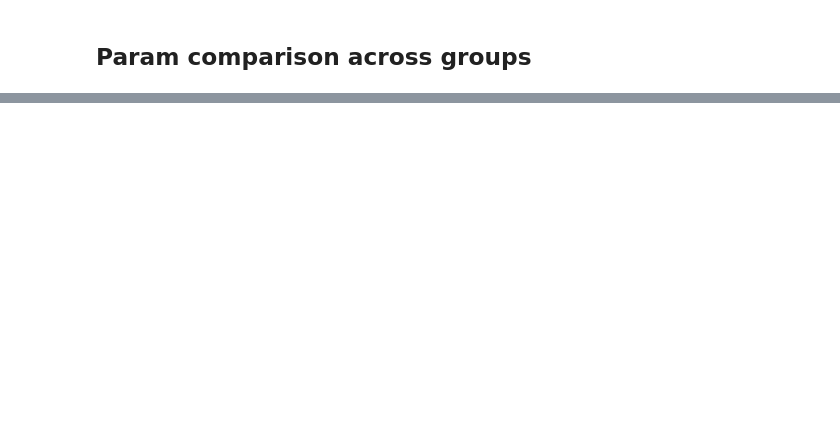
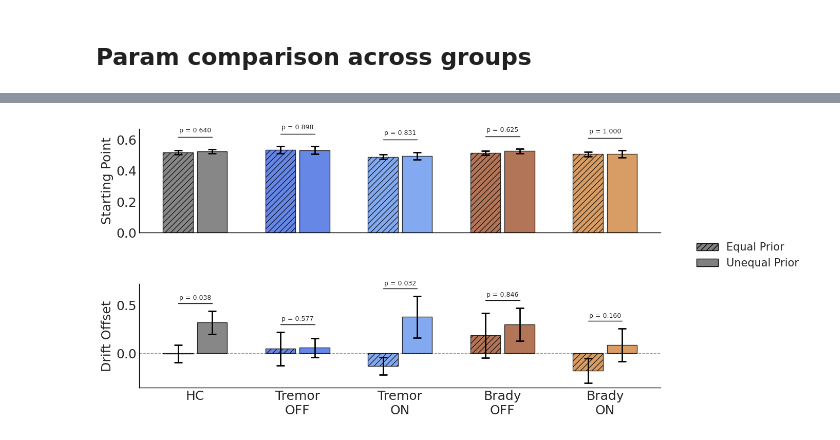
Before and after one commit to vaibrainium/bayesian-priors-in-pd-subtype, a Jupyter notebook: notebooks/3.40-ddm-fit-subtypes.ipynb, the cells around one changed output, grey strips where cells are left out. Cells and saved outputs as stored; diff of their text form; code cells hidden in the pictures; blank space fills up the shorter version.

```diff
--- a/notebooks/3.40-ddm-fit-subtypes.ipynb
+++ b/notebooks/3.40-ddm-fit-subtypes.ipynb
@@ -496,3 +585,75 @@ merged_df.to_csv(processed_dir / "processed_metadata_all_data_accu_60_ddm_params
+# %%
+# combine above two plots with two rows
+from scipy import stats as scipy_stats
+
+group_cfg = [
+    ("HC", "healthy", "dimgray"),
+    ("Tremor\nOFF", "tremor_off", "royalblue"),
+    ("Tremor\nON", "tremor_on", "cornflowerblue"),
+    ("Brady\nOFF", "brady_off", "sienna"),
+    ("Brady\nON", "brady_on", "peru"),
+]
+
+row_cfg = [
+    ("Starting Point by Group", "Starting Point", "z_prior_cond_0", "z_prior_cond_1"),
+    ("Drift Offset by Group", "Drift Offset", "drift_offset_prior_cond_0", "drift_offset_prior_cond_1"),
+]
+
+
+def plot_param_row(ax, ylabel, title, col_eq, col_uneq):
+    xtick_pos, xtick_labels = [], []
+
+    for gi, (label, grp_key, color) in enumerate(group_cfg):
+        idx = grp_indices[grp_key]
+        xpos = gi * 1.2
+        xtick_pos.append(xpos)
+        xtick_labels.append(label)
+
+        vals_by_cond = {}
+        for col, offset, hatch in ((col_eq, -0.2, "///"), (col_uneq, 0.2, "")):
+            vals = processed_metadata.loc[idx, col].dropna().values
+            vals_by_cond[col] = vals
+            pos = xpos + offset
+
+            ax.bar(pos, np.mean(vals), width=0.35, color=color, edgecolor="k", hatch=hatch, alpha=0.8)
+            ax.errorbar(pos, np.mean(vals), yerr=scipy_stats.sem(vals), fmt="none", color="k", capsize=6, elinewidth=2, capthick=2)
+
+        # Wilcoxon signed-rank: equal vs unequal prior within group
+        eq_vals = vals_by_cond[col_eq]
+        uneq_vals = vals_by_cond[col_uneq]
+        n = min(len(eq_vals), len(uneq_vals))
+        _, p = wilcoxon(eq_vals[:n], uneq_vals[:n])
+        p_str = f"p = {p:.3f}" if p >= 0.001 else "p < 0.001"
+
+        y_top = max(np.mean(eq_vals) + scipy_stats.sem(eq_vals), np.mean(uneq_vals) + scipy_stats.sem(uneq_vals)) + 0.08
+        ax.plot([xpos - 0.2, xpos + 0.2], [y_top, y_top], color="k", lw=1)
+        ax.text(xpos, y_top + 0.02, p_str, ha="center", va="bottom", fontsize=9)
+
+    ax.axhline(0, color="k", lw=1, ls="--", alpha=0.4)
+    ax.set_xticks(xtick_pos)
+    ax.set_xticklabels(xtick_labels)
+    ax.set_ylabel(ylabel, fontsize=18)
+    for sp in ["top", "right"]:
+        ax.spines[sp].set_visible(False)
+
+
+fig, axs = plt.subplots(2, 1, figsize=(14, 6))
+
+for ax, (title, ylabel, col_eq, col_uneq) in zip(axs, row_cfg):
+    plot_param_row(ax, ylabel, title, col_eq, col_uneq)
+
+legend_elements = [
+    Patch(facecolor="gray", edgecolor="k", hatch="///", label="Equal Prior"),
+    Patch(facecolor="gray", edgecolor="k", label="Unequal Prior"),
+]
+axs[0].legend(handles=legend_elements, bbox_to_anchor=(1.05, 0), loc="upper left", frameon=False, fontsize=15)
+axs[0].set_xticklabels([])
+
+plt.tight_layout()
+fig.align_ylabels(axs)
+plt.show()
+# %% [output]
+[figure, added]
 # %%
 # # save figure_dict to power point with for each group: first slide group name, second slide behavior plot, third slide parameter plot
 # from pptx import Presentation
```
Also changed, not shown: parts of 8 cells of this notebook.
